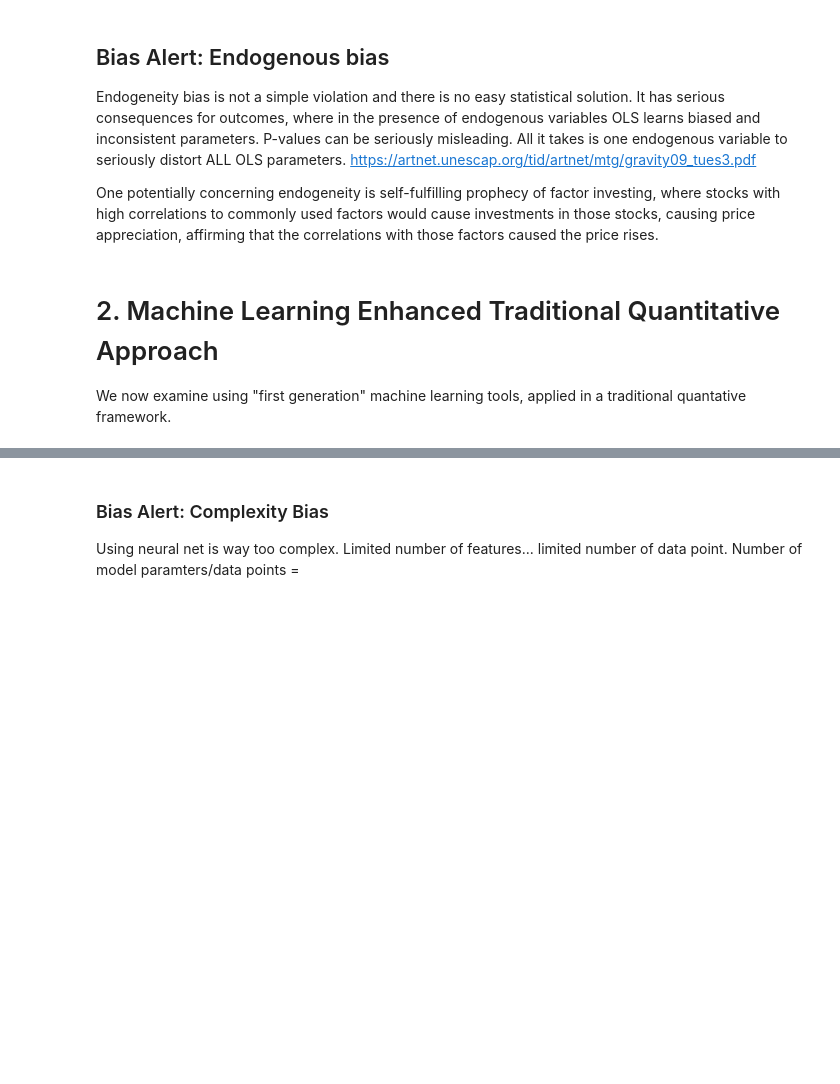
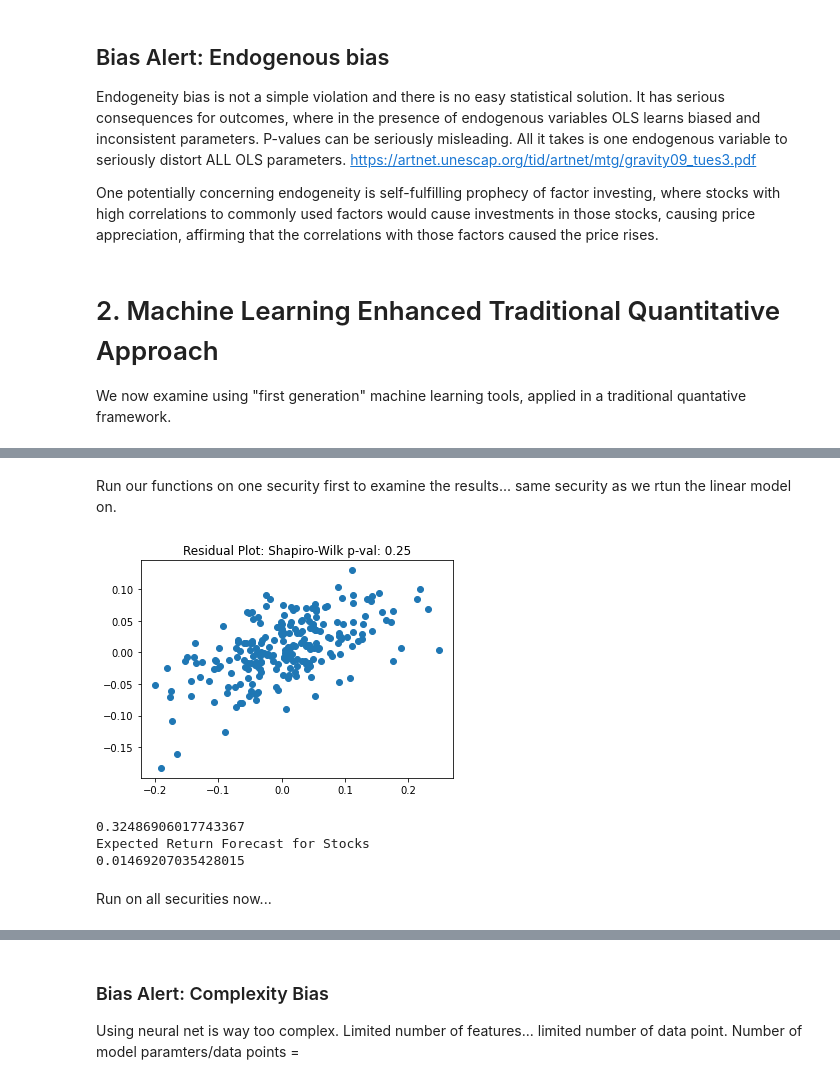
Before and after one commit to danphilps/Investment-SAI, a Jupyter notebook: M6_Investment.ipynb, the cells around one changed output, grey strips where cells are left out. Cells and saved outputs as stored; diff of their text form; code cells hidden in the pictures; blank space fills up the shorter version.

```diff
--- a/M6_Investment.ipynb
+++ b/M6_Investment.ipynb
@@ -327,7 +327,7 @@ def factormodel_train_single_security(sec_col_no: int,
                      date_start: int,
                      date_end: int,
                      use_robust_cm: bool = False,
-                     plot_residual_scatter: bool = False) -> (object, np.array, float, float):
+                     plot_residual_scatter: bool = False) -> (object, np.array, np.array, float, float):
 
   # sanity
   if date_start < date_end:
@@ -371,7 +371,7 @@ def factormodel_train_single_security(sec_col_no: int,
     plt.title('Residual Plot: Shapiro-Wilk p-val: ' + str(round(sw_p, 2)))
     plt.show()
 
-  return (ols_model, resid, sw_stat, sw_p)
+  return (ols_model, y_train, y_hat, sw_stat, sw_p)
 # %%
 # Forecast the expected return of a single stock
 def factormodel_forecast_ER(df_stock_factor_loadings: pd.DataFrame,
@@ -534,7 +553,7 @@ Finally we will set a sanity check for normality of the redisuals. If the Shapir
 # %%
 
 # Run our function on the first security (sec_col_no=0), returning only the model object, and Shapiro-Wilk stat and p-value
-ols_model, resid, sw_t, sw_p = factormodel_train_single_security(sec_col_no=0,
+ols_model, y, y_hat, sw_t, sw_p = factormodel_train_single_security(sec_col_no=0,
                                              df_tb3ms=df_tb3ms,
                                              df_sec_rets=df_sec_rets,
                                              df_ff_factors=df_ff_factors,
@@ -812,8 +847,40 @@ def nonlinfactor_forecast_ER(nn_model: object,
     E_R = E_R + r_f
 
     return E_R
+# %% [markdown]
+Run our functions on one security first to examine the results... same security as we rtun the linear model on.
 # %%
-E_R[1]
+# Run our function on the first security (sec_col_no=0), returning only the model object, and Shapiro-Wilk stat and p-value
+nn_model, y, y_hat, sw_t, sw_p = nonlinfactor_train_single_security(sec_col_no=0,
+                                             df_tb3ms=df_tb3ms,
+                                             df_sec_rets=df_sec_rets,
+                                             df_ff_factors=df_ff_factors,
+                                             date_start=df_ff_factors.shape[0],
+                                             date_end=0,
+                                             plot_residual_scatter=True)
+# Examine the fit, coefficients and OLS analytics.
+print(r2_score(y_true=y, y_pred=y_hat))
+
+# Forecast E(R) for this security.
+E_R = nonlinfactor_forecast_ER(nn_model=nn_model,
+                                df_ff_factors=df_ff_factors,
+                                r_f=df_tb3ms.iloc[0,0],
+                                date_start=df_ff_factors.shape[0],
+                                date_end=0,)
+
+print("Expected Return Forecast for Stocks")
+print(E_R)
+
+# Check for normality in the residuals
+if sw_p < 0.10:
+  raise TypeError("Residuals appear to be non-normal!")
+# %% [output]
+[figure, added]
+0.32486906017743367
+Expected Return Forecast for Stocks
+0.01469207035428015
+# %% [markdown]
+Run on all securities now...
 # %%
 # Loop through time, from the earliest period, to the latest, calculating E(R) for every stock we have data for in each time period
 # We will generate a DataFrame containing the expected returns for each stock in each period as we go.
```
Also changed, not shown: parts of 11 cells of this notebook.
